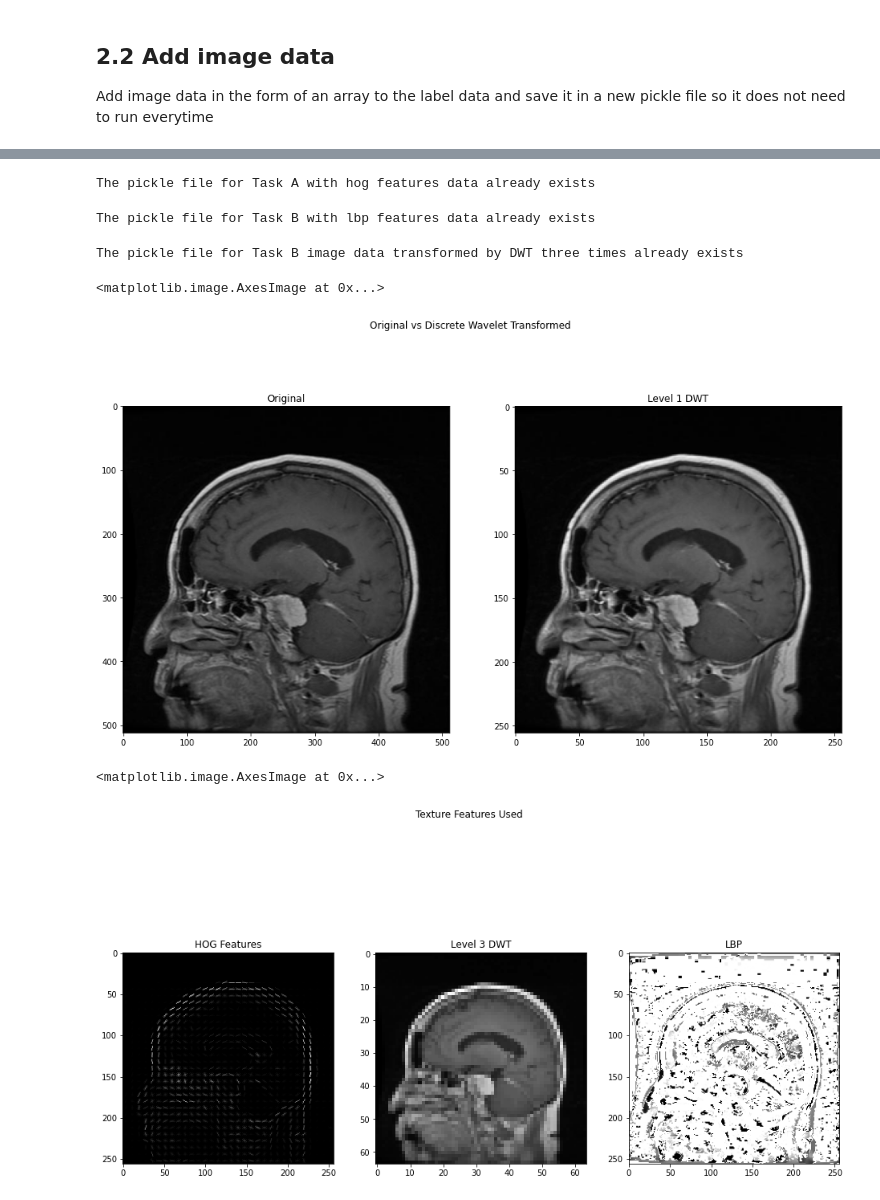
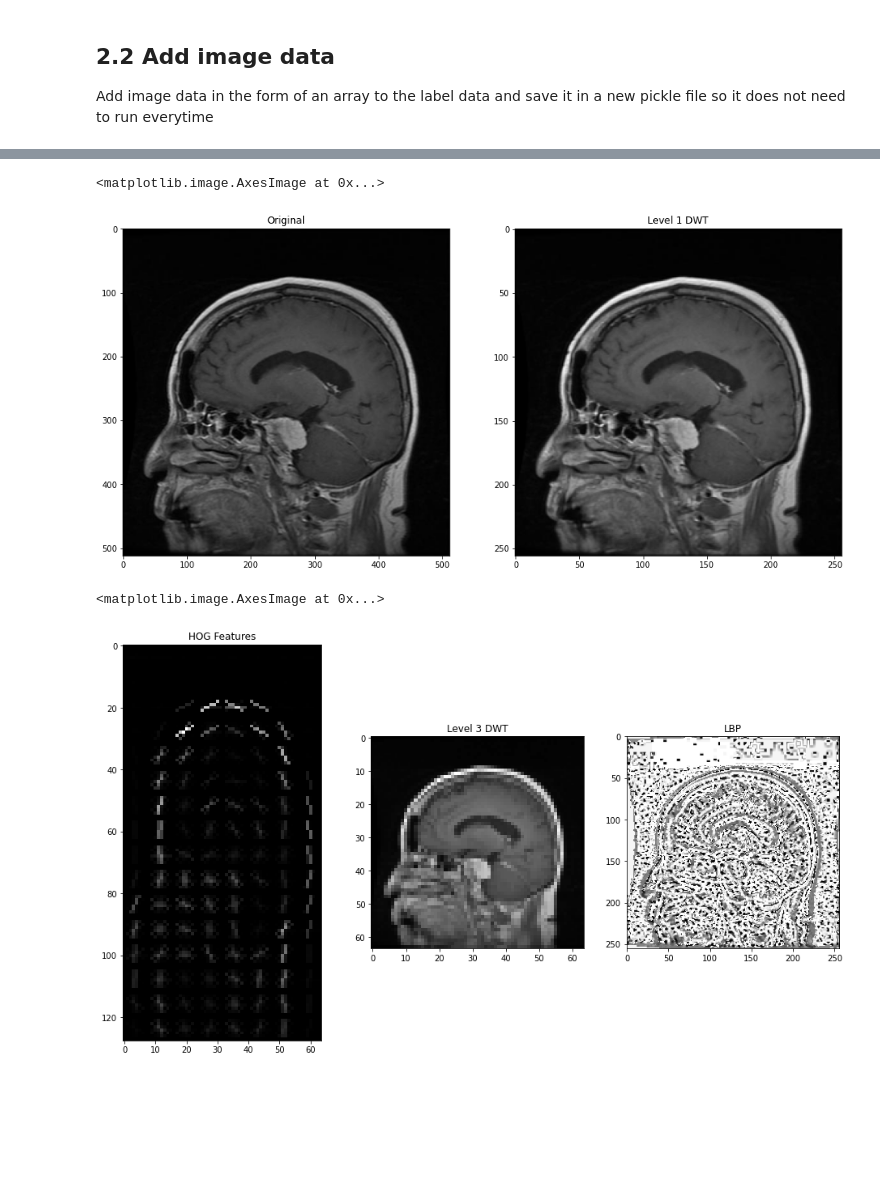
Before and after one commit to tanpinray/AMLS_22-21_SN18100138, a Jupyter notebook: Task_A_PCA.ipynb, the cells around one changed output, grey strips where cells are left out. Saved outputs shown, nothing was run; the diff lists cells and outputs as text; code cells hidden in the pictures; blank space fills up the shorter version.

Commit message:
Added knn and ada and more data aug

```diff
--- a/Task_A_PCA.ipynb
+++ b/Task_A_PCA.ipynb
@@ -117,7 +147,7 @@ def extract_hog(images_pixelData):
         resized_im = resize(images_pixelData[i], (128, 64))
         # Extract Histogram of Oriented Gradients (HOG) for the image
         fd = hog(resized_im, orientations = 9, pixels_per_cell = (8, 8),
-                            cells_per_block = (2, 2), visualize = False, block_norm='L2-Hys')
+                            cells_per_block = (4, 4), visualize = False, block_norm='L2-Hys')
         hog_features.append(fd)
 
     return hog_features
@@ -129,12 +159,10 @@ else:
     hog_features = extract_hog(images_new)
 
     label_taskA = pd.DataFrame(data = hog_features)
-    label_taskA['binary_label'] = binary + [0]*2*len(noTumor_idx)
+    label_taskA['binary_label'] = binary + [0]*len(noTumor_idx)*3
     label_taskA.to_pickle("./dataset/label_taskA_hog.pkl")
-# %% [output]
-The pickle file for Task A with hog features data already exists
 # %%
-def extract_lbp(images_pixelData, numPoints):
+def extract_lbp(images_pixelData, numPoints, radius):
     '''
     Inputs
         data_path: Directory path to images in dataset;
@@ -143,7 +171,6 @@ def extract_lbp(images_pixelData, numPoints):
     Return
        lbp_features: A list of Local Binary Pattern (LBP) features for each image
     '''
-    radius = 3
 
     lbp_features = []
     for i in tqdm(range(len(images_pixelData))):
@@ -165,15 +192,13 @@ if os.path.exists('./dataset/label_taskA_lbp.pkl'):
     print('The pickle file for Task B with lbp features data already exists')
 else:
     binary = create_binary(df)
-    lbp_features = extract_lbp(images_new, 255)
+    lbp_features = extract_lbp(images_new, 24, 3)
 
     label_taskA = pd.DataFrame(data = lbp_features)
-    label_taskA['binary_label'] = binary + [0]*2*len(noTumor_idx)
+    label_taskA['binary_label'] = binary + [0]*len(noTumor_idx)*3
     label_taskA.to_pickle("./dataset/label_taskA_lbp.pkl")
-# %% [output]
-The pickle file for Task B with lbp features data already exists
 # %%
-def extract_multidwt(images_pixelData):
+def extract_multidwt(images_pixelData, levels):
     '''
     Inputs
         data_path: Directory path to images in dataset;
@@ -184,34 +209,29 @@ def extract_multidwt(images_pixelData):
     '''
     multidwt = []
     for i in tqdm(range(len(images_pixelData))):
-        # Second level DWT
-        coeffs = pywt.dwt2(images_pixelData[i], 'haar')
-        LL, (LH, HL, HH) = coeffs
-        # Third level DWT
-        coeffs2 = pywt.dwt2(LL, 'haar')
-        LL2, (LH2, HL2, HH2) = coeffs2
+        LL = images_pixelData[i]
+        for j in range(levels):
+            coeffs = pywt.dwt2(LL, 'haar')
+            LL, (LH, HL, HH) = coeffs
 
-        multidwt.append(LL2.ravel())
+        multidwt.append(LL.ravel())
 
     return multidwt
 
+
 if os.path.exists('./dataset/label_taskA_multidwt.pkl'):
-    print('The pickle file for Task B image data transformed by DWT three times already exists')
+    print('The pickle file for Task A image data transformed by DWT three times already exists')
 else:
     binary = create_binary(df)
-    multidwt = extract_multidwt(images_new)
+    multidwt = extract_multidwt(images_new, 2)
 
-    label_taskA = pd.DataFrame(data = multidwt)
-    label_taskA['binary_label'] = binary + [0]*2*len(noTumor_idx)
+    label_taskA = pd.DataFrame(data=multidwt)
+    label_taskA['binary_label'] = binary + [0]*len(noTumor_idx)*3
     label_taskA.to_pickle("./dataset/label_taskA_multidwt.pkl")
-# %% [output]
-The pickle file for Task B image data transformed by DWT three times already exists
 # %%
 img = imread('./dataset/image/IMAGE_0000.jpg', as_gray = True)
 coeffs = pywt.dwt2(img, 'haar')
 LL, (LH, HL, HH) = coeffs
-coeffs2 = pywt.dwt2(LL, 'haar')
-LL2, (LH2, HL2, HH2) = coeffs2
 
 fig, axs = plt.subplots(nrows=1, ncols=2, figsize=(16, 9))
 # fig.suptitle('Original vs Discrete Wavelet Transformed')
@@ -221,31 +241,29 @@ axs[1].set_title('Level 1 DWT')
 axs[1].imshow(LL, cmap=plt.cm.gray)
 # %% [output]
 <matplotlib.image.AxesImage at 0x...>
-[figure, old version]
+[figure, new version]
 # %%
-img = imread('./dataset/image/IMAGE_0000.jpg', as_gray = True)
-coeffs = pywt.dwt2(img, 'haar')
-LL, (LH, HL, HH) = coeffs
+fd, hog_img = hog(resize(LL, (128, 64)), orientations=9, pixels_per_cell=(8, 8),
+                  cells_per_block=(4, 4), visualize=True, block_norm='L2-Hys')
 
-fd, hog_img = hog(LL, orientations = 9, pixels_per_cell = (8, 8),
-                            cells_per_block = (2, 2), visualize = True, block_norm='L2-Hys')
-
+coeffs2 = pywt.dwt2(LL, 'haar')
+LL2, (LH2, HL2, HH2) = coeffs2
 coeffs3 = pywt.dwt2(LL2, 'haar')
 LL3, (LH3, HL3, HH3) = coeffs3
 
-lbp = local_binary_pattern(LL, 255, 8, method="uniform")
+lbp = local_binary_pattern(LL, 24, 3, method="uniform")
 
 fig, axs = plt.subplots(nrows=1, ncols=3, figsize=(16, 9))
 # fig.suptitle('Texture Features Used')
 axs[0].set_title('HOG Features')
 axs[0].imshow(hog_img, cmap=plt.cm.gray)
 
 axs[1].set_title('Level 3 DWT')
 axs[1].imshow(LL3, cmap=plt.cm.gray)
 
 axs[2].set_title('LBP')
 axs[2].imshow(lbp, cmap=plt.cm.gray)
 # %% [output]
 <matplotlib.image.AxesImage at 0x...>
-[figure, old version]
+[figure, new version]
 # %%
```
Also changed, not shown: parts of 9 cells of this notebook, 2 other files.
